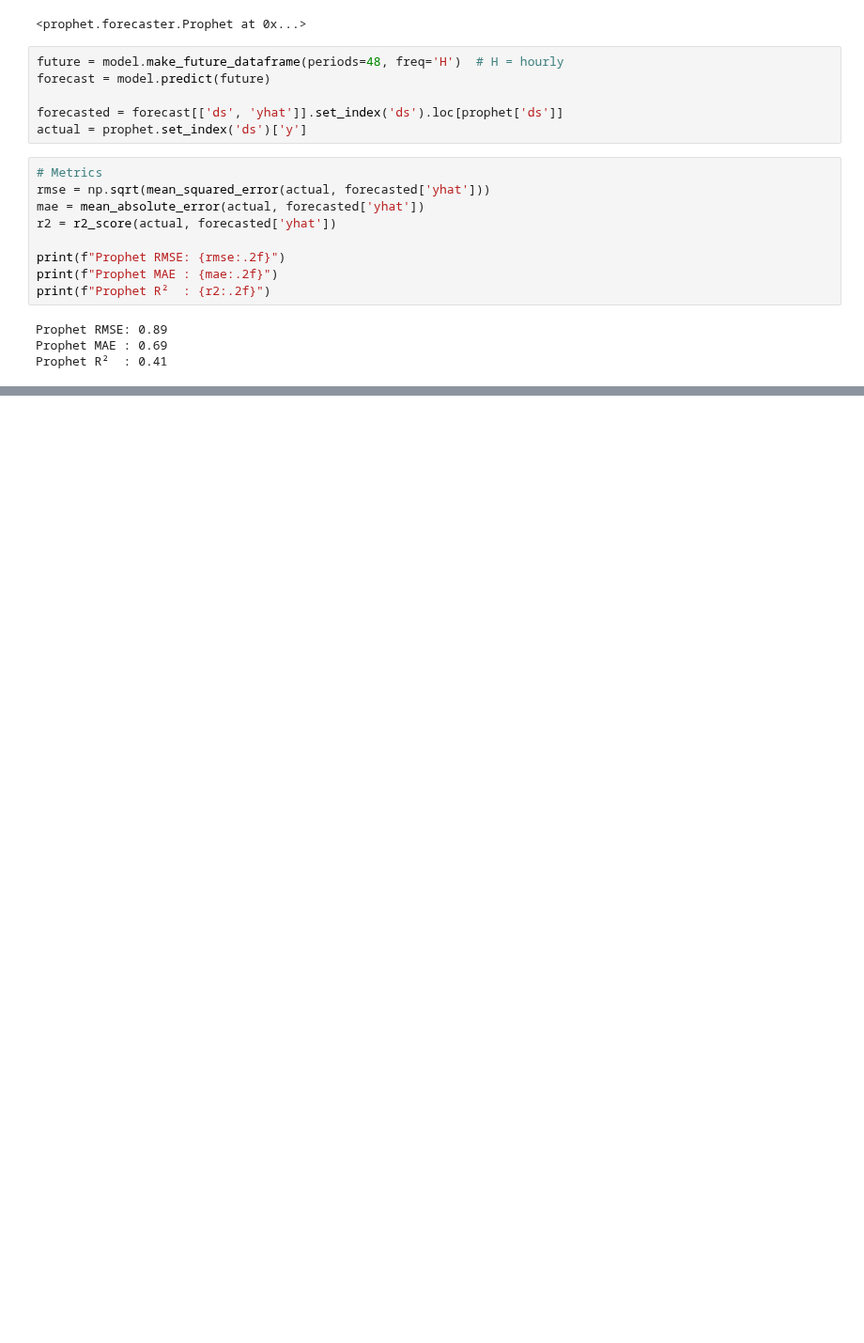
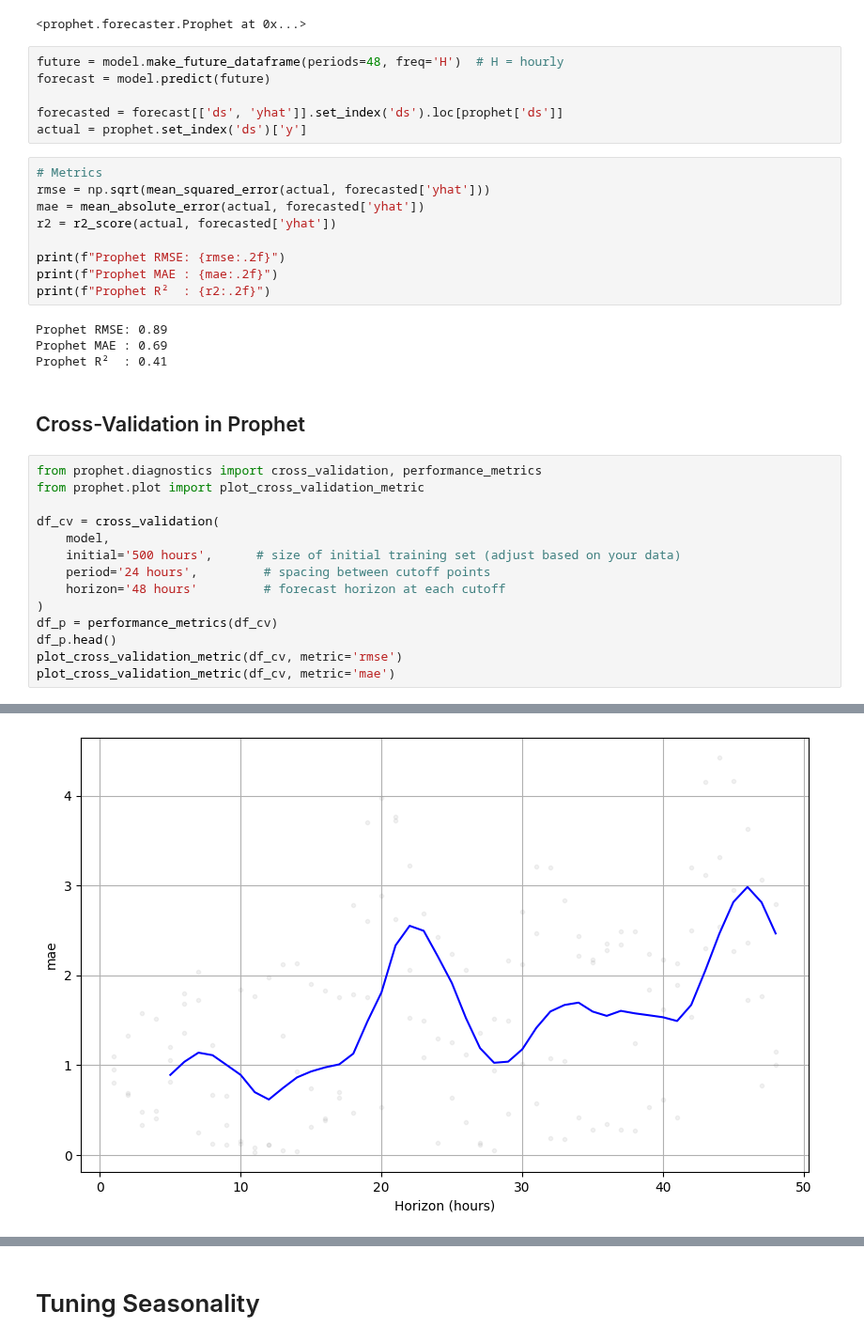
Before and after one commit to sinahyousefi/hands_on_projects, a Jupyter notebook: main.ipynb, the cells around one changed output, grey strips where cells are left out. Shown at 94% size. Cells and saved outputs as stored; diff of their text form; blank space fills up the shorter version.

```diff
--- a/main.ipynb
+++ b/main.ipynb
@@ -324,3 +324,20 @@ print(f"Prophet R²  : {r2:.2f}")
 Prophet RMSE: 0.89
 Prophet MAE : 0.69
 Prophet R²  : 0.41
+# %% [markdown]
+## Cross-Validation in Prophet
+# %%
+from prophet.diagnostics import cross_validation, performance_metrics
+from prophet.plot import plot_cross_validation_metric
+
+df_cv = cross_validation(
+    model,
+    initial='500 hours',      # size of initial training set (adjust based on your data)
+    period='24 hours',         # spacing between cutoff points
+    horizon='48 hours'         # forecast horizon at each cutoff
+)
+df_p = performance_metrics(df_cv)
+df_p.head()
+plot_cross_validation_metric(df_cv, metric='rmse')
+plot_cross_validation_metric(df_cv, metric='mae')
+# %% [output]
@@ -326,0 +350 @@ Prophet R²  : 0.41
+[figure, added]
@@ -326,0 +353,2 @@ Prophet R²  : 0.41
+# %% [markdown]
+# Tuning Seasonality
```
Also changed, not shown: parts of 3 cells of this notebook.
